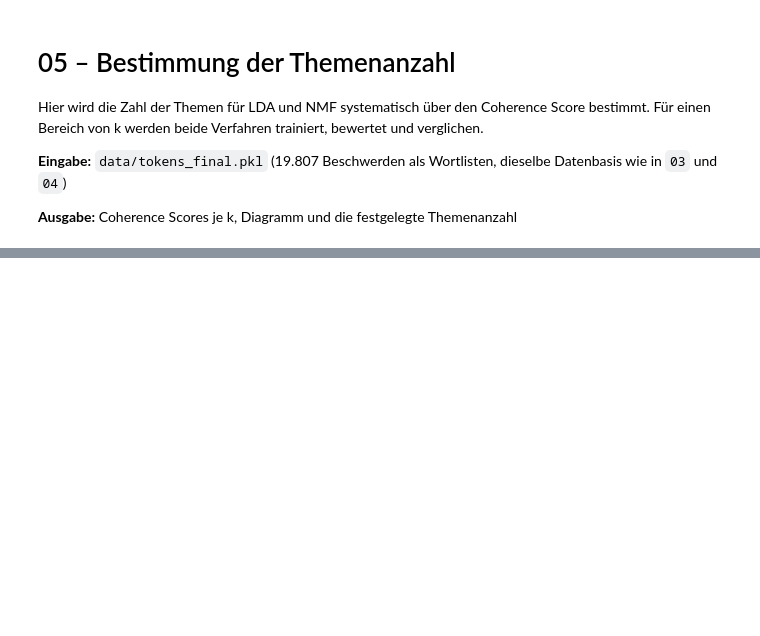
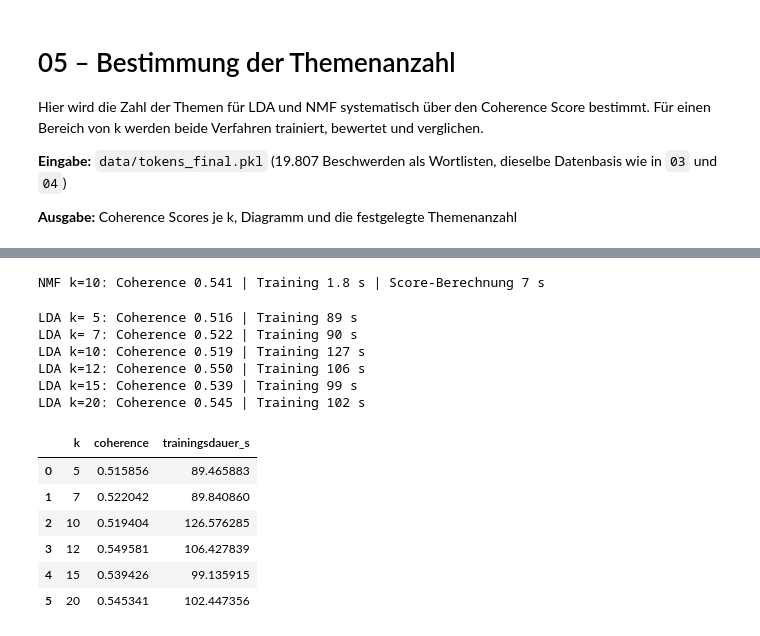
Before and after one commit to jonathanAkammerer/consumer-complaints-topic-modeling, a Jupyter notebook: 05_themenanzahl.ipynb, the cells around one changed output, grey strips where cells are left out. Saved outputs shown, nothing was run; the diff lists cells and outputs as text; code cells hidden in the pictures; blank space fills up the shorter version.

```diff
--- a/05_themenanzahl.ipynb
+++ b/05_themenanzahl.ipynb
@@ -48,0 +121,76 @@ assert summe_gensim == X_bow.sum() == df["n_tokens"].sum()
+# %%
+# Testlauf NMF
+from sklearn.decomposition import NMF
+
+feature_names = tv.get_feature_names_out()
+
+start = time.perf_counter()
+nmf = NMF(n_components=k, random_state=RANDOM_STATE, max_iter=NMF_MAX_ITER)
+nmf.fit(X_tfidf)
+t_train = time.perf_counter() - start
+
+nmf_topics = [[feature_names[i] for i in t.argsort()[-TOPN:][::-1]] for t in nmf.components_]
+
+start = time.perf_counter()
+cm_nmf = CoherenceModel(
+    topics=nmf_topics,
+    texts=texts,
+    dictionary=dictionary,
+    coherence=COHERENCE,
+    topn=TOPN,
+    processes=1,
+)
+score_nmf = cm_nmf.get_coherence()
+t_score = time.perf_counter() - start
+
+print(f"NMF k={k}: Coherence {score_nmf:.3f} | Training {t_train:.1f} s | Score-Berechnung {t_score:.0f} s")
+# %% [output]
+NMF k=10: Coherence 0.541 | Training 1.8 s | Score-Berechnung 7 s
+# %%
+if RECOMPUTE or not LDA_FILE.exists():
+    lda_ergebnisse = []
+    for k in K_WERTE:
+        start = time.perf_counter()
+        model = LdaModel(
+            corpus=corpus,
+            id2word=dictionary,
+            num_topics=k,
+            random_state=RANDOM_STATE,
+            passes=LDA_PASSES,
+        )
+        t_train = time.perf_counter() - start
+
+        cm = CoherenceModel(
+            model=model,
+            texts=texts,
+            dictionary=dictionary,
+            coherence=COHERENCE,
+            topn=TOPN,
+            processes=1,
+        )
+        score = cm.get_coherence()
+
+        lda_ergebnisse.append({"k": k, "coherence": score, "trainingsdauer_s": t_train})
+        print(f"LDA k={k:2d}: Coherence {score:.3f} | Training {t_train:.0f} s")
+
+    lda_scores = pd.DataFrame(lda_ergebnisse)
+    lda_scores.to_csv(LDA_FILE, index=False)
+else:
+    lda_scores = pd.read_csv(LDA_FILE)
+    print(f"Gespeicherte LDA-Werte geladen aus {LDA_FILE}")
+
+lda_scores
+# %% [output]
+LDA k= 5: Coherence 0.516 | Training 89 s
+LDA k= 7: Coherence 0.522 | Training 90 s
+LDA k=10: Coherence 0.519 | Training 127 s
+LDA k=12: Coherence 0.550 | Training 106 s
+LDA k=15: Coherence 0.539 | Training 99 s
+LDA k=20: Coherence 0.545 | Training 102 s
+|  | k | coherence | trainingsdauer_s |
+| 0 | 5 | 0.515856 | 89.465883 |
+| 1 | 7 | 0.522042 | 89.840860 |
+| 2 | 10 | 0.519404 | 126.576285 |
+| 3 | 12 | 0.549581 | 106.427839 |
+| 4 | 15 | 0.539426 | 99.135915 |
+| 5 | 20 | 0.545341 | 102.447356 |
```
Also changed, not shown: parts of 13 cells of this notebook, 3 other files.
